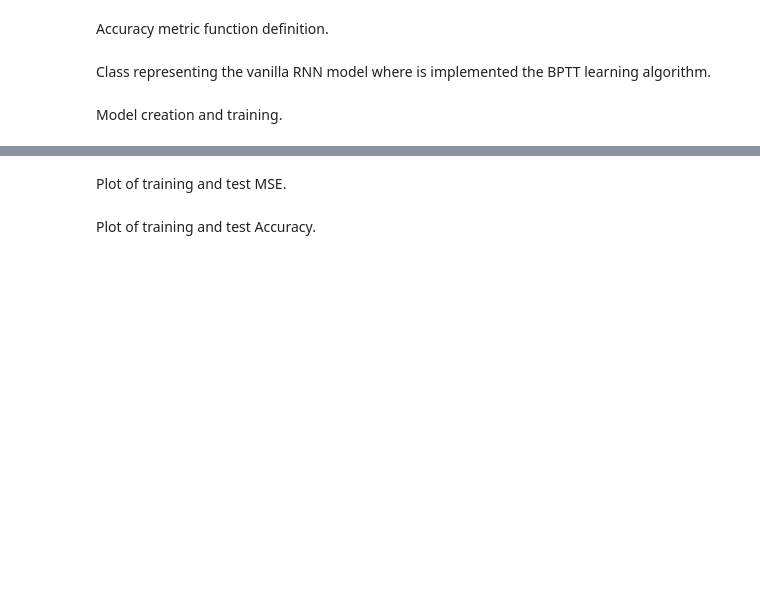
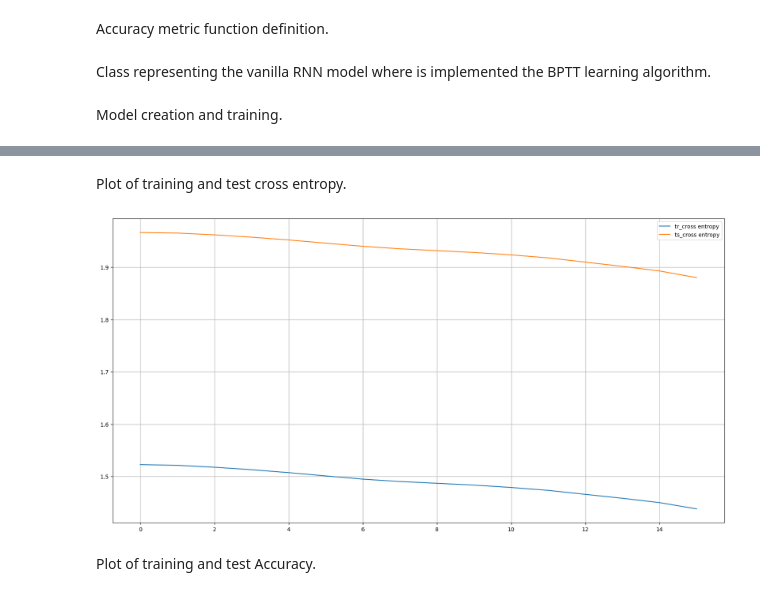
Before and after one commit to GeremiaPompei/cns_lab, a Jupyter notebook: LAB3_1/bptt.ipynb, the cells around one changed output, grey strips where cells are left out. Cells and saved outputs as stored; diff of their text form; code cells hidden in the pictures; blank space fills up the shorter version.

Commit message:
bptt results

```diff
--- a/LAB3_1/bptt.ipynb
+++ b/LAB3_1/bptt.ipynb
@@ -40,8 +41,8 @@ def load_data(train: bool = True) -> tuple[np.array, np.array]:
     return X, one_hot
 
 
-TR_SET = load_data(train=False)
-TS_SET = load_data(train=True)
+TR_SET = load_data(train=True)
+TS_SET = load_data(train=False)
 
 X_TR_SET, Y_TR_SET = TR_SET
 X_TS_SET, Y_TS_SET = TS_SET
@@ -82,18 +131,44 @@ def mse(model, X: np.array, Y: np.array) -> float:
+# %%
+class TanH:
+    """TanH activation function class."""
+
+    def __call__(self, X: np.array) -> float:
+        """
+        Method able to compute the tanh function.
+
+        X: Input data.
+
+        returns:
+            float: Tanh result.
+        """
+        return np.tanh(X)
+
+    def derivative(self, X: np.array) -> np.array:
+        """
+        Function able to compute the derivative of tanh.
+
+        X: Input data.
+
+        returns:
+            float: Derivative of tanh result.
+        """
+        return 1 - np.tanh(X) ** 2
+
+activation = TanH()
 # %% [markdown]
 Accuracy metric function definition.
 # %%
-def accuracy(model, X: np.array, Y: np.array) -> float:
+def accuracy(Y: np.array, P: np.array) -> float:
     """
     Accuracy metric function.
 
-    model: Model used to retrieve predictions given an input X.
-    X: Input data.
     Y: Output data.
+    P: Predictions data.
 
     returns:
         float: Accuracy result.
     """
-    return sum((Y.argmax(-1) - model(X).argmax(-1)) == 0) / Y.shape[0]
+    return sum((Y.argmax(-1) - P.argmax(-1)) == 0) / Y.shape[0]
 # %% [markdown]
 Class representing the vanilla RNN model where is implemented the BPTT learning algorithm.
 # %%
@@ -241,6 +326,6 @@ class VanillaRNN:
 # %% [markdown]
 Model creation and training.
 # %%
-model = VanillaRNN(X_TR_SET.shape[-1], 100, Y_TR_SET.shape[-1])
+model = VanillaRNN(X_TR_SET.shape[-1], 100, Y_TR_SET.shape[-1], weights_scale=0.1)
 
-tr_loss, ts_loss, tr_metric, ts_metric = model.train(TR_SET, TS_SET, epochs=20, momentum=0.9, lr=0.01, reg=0.0001, clip=0.8)
+tr_loss, ts_loss, tr_metric, ts_metric = model.train(TR_SET, TS_SET, epochs=15, lr=0.01, momentum=0.9, reg=1e-5, clip=1, lr_decay=0.7)
@@ -247,7 +349,9 @@ tr_loss, ts_loss, tr_metric, ts_metric = model.train(TR_SET, TS_SET, epochs=20,
 # %% [markdown]
-Plot of training and test MSE.
+Plot of training and test cross entropy.
 # %%
-_base_plot(tr_loss, ts_loss, name='mse', yscale='log')
+_base_plot(tr_loss, ts_loss, name='cross entropy')
+# %% [output]
+[figure, added]
 # %% [markdown]
 Plot of training and test Accuracy.
 # %%
```
Also changed, not shown: parts of 11 cells of this notebook, 2 other files.
